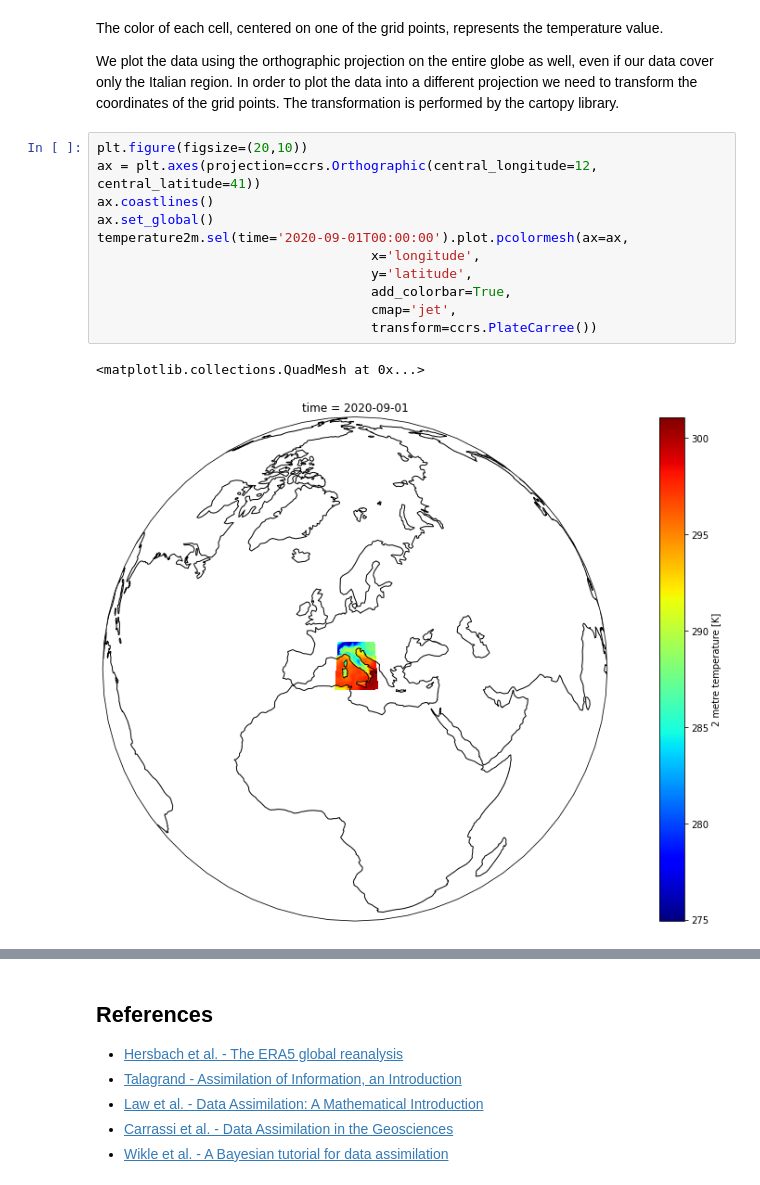
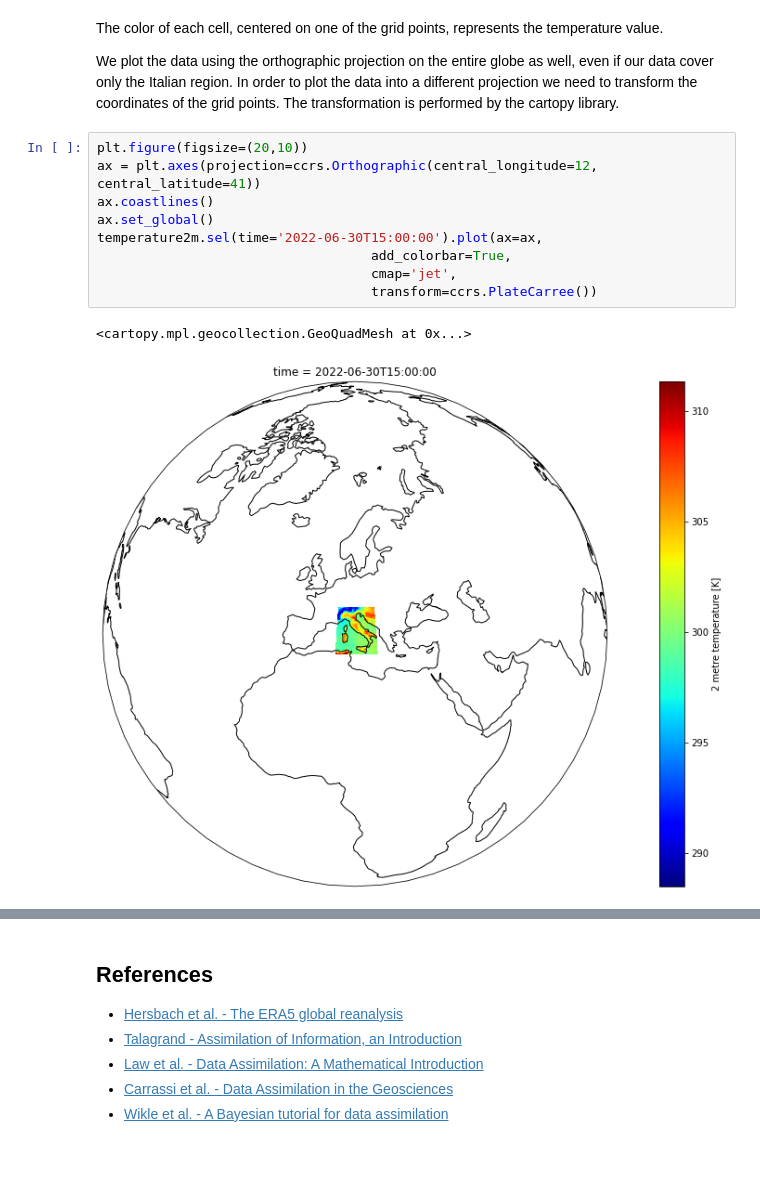
Before and after one commit to luigiselmi/datascience, a Jupyter notebook: python/copernicus/era5_temperature.ipynb, the cells around one changed output, grey strips where cells are left out. Drawn from its saved outputs; the diff is of its cells as text; blank space fills up the shorter version.

```diff
--- a/python/copernicus/era5_temperature.ipynb
+++ b/python/copernicus/era5_temperature.ipynb
@@ -179,15 +189,13 @@ We plot the data using the orthographic projection on the entire globe as well,
 # %%
 plt.figure(figsize=(20,10))
 ax = plt.axes(projection=ccrs.Orthographic(central_longitude=12, central_latitude=41))
 ax.coastlines()
 ax.set_global()
-temperature2m.sel(time='2020-09-01T00:00:00').plot.pcolormesh(ax=ax,
-                                   x='longitude',
-                                   y='latitude',
+temperature2m.sel(time='2022-06-30T15:00:00').plot(ax=ax,
                                    add_colorbar=True,
                                    cmap='jet',
                                    transform=ccrs.PlateCarree())
 # %% [output]
-<matplotlib.collections.QuadMesh at 0x...>
+<cartopy.mpl.geocollection.GeoQuadMesh at 0x...>
-[figure, old version]
+[figure, new version]
 # %% [markdown]
```
Also changed, not shown: parts of 18 cells of this notebook.
